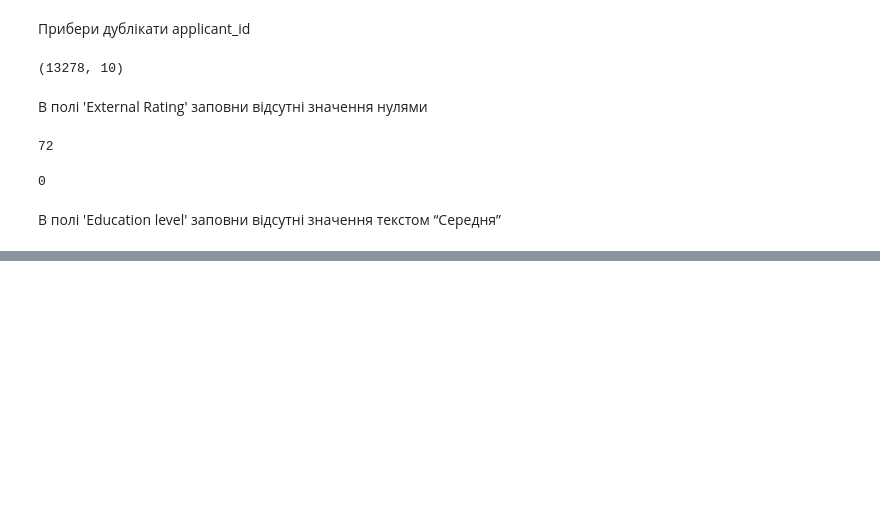
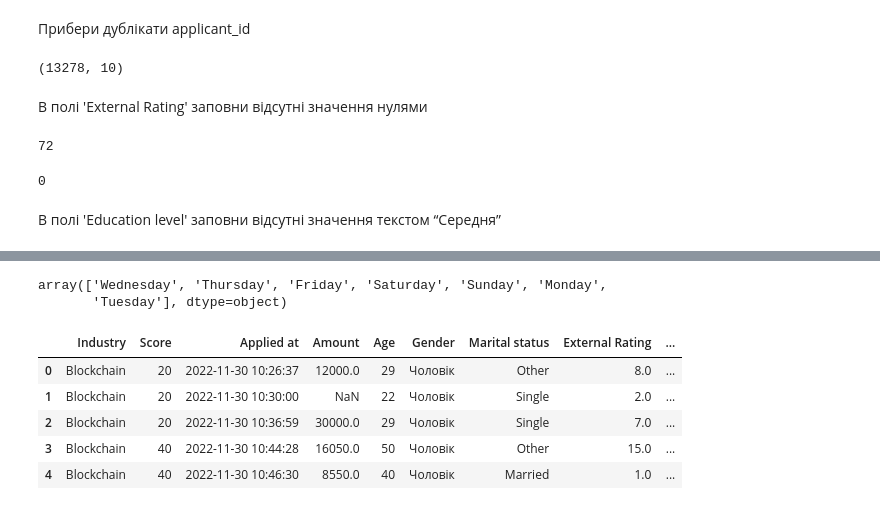
Before and after one commit to dens22us/SQL, a Jupyter notebook: Home Work 6 (Тема 6. Очищення даних за допомогою Pandas). Очищення даних за допомогою Pandas).ipynb, the cells around one changed output, grey strips where cells are left out. Cells and saved outputs as stored; diff of their text form; code cells hidden in the pictures; blank space fills up the shorter version.

```diff
--- a/Home Work 6 (Тема 6. Очищення даних за допомогою Pandas). Очищення даних за допомогою Pandas).ipynb
+++ b/Home Work 6 (Тема 6. Очищення даних за допомогою Pandas). Очищення даних за допомогою Pandas).ipynb
@@ -82,0 +163,3 @@ df['External Rating'].isna().sum()
+# %%
+# перетворюємо в формат DATETIME
+Merjed_df['Applied at'] = pd.to_datetime(Merjed_df['Applied at'], format='mixed')
@@ -82,0 +180,19 @@ df['External Rating'].isna().sum()
+# %%
+Merjed_df['weekday'] = Merjed_df["Applied at"].dt.day_name()
+Merjed_df['weekday'].unique()
+# %% [output]
+array(['Wednesday', 'Thursday', 'Friday', 'Saturday', 'Sunday', 'Monday',
+       'Tuesday'], dtype=object)
+# %%
+a=Merjed_df
+# %%
+# перевірка на день тижня та додавання баллів до SCORE
+a.loc[(a['weekday'] == 'Wednesday')|(a['weekday'] == 'Thursday')|(a['weekday'] == 'Friday')|(a['weekday'] == 'Monday')|(a['weekday'] == 'Tuesday') , 'Score']+=20
+a.head()
+# %% [output]
+|  | Industry | Score | Applied at | Amount | Age | Gender | Marital status | External Rating | ... |
+| 0 | Blockchain | 20 | 2022-11-30 10:26:37 | 12000.0 | 29 | Чоловік | Other | 8.0 | ... |
+| 1 | Blockchain | 20 | 2022-11-30 10:30:00 | NaN | 22 | Чоловік | Single | 2.0 | ... |
+| 2 | Blockchain | 20 | 2022-11-30 10:36:59 | 30000.0 | 29 | Чоловік | Single | 7.0 | ... |
+| 3 | Blockchain | 40 | 2022-11-30 10:44:28 | 16050.0 | 50 | Чоловік | Other | 15.0 | ... |
+| 4 | Blockchain | 40 | 2022-11-30 10:46:30 | 8550.0 | 40 | Чоловік | Married | 1.0 | ... |
```
Also changed, not shown: parts of 54 cells of this notebook.
